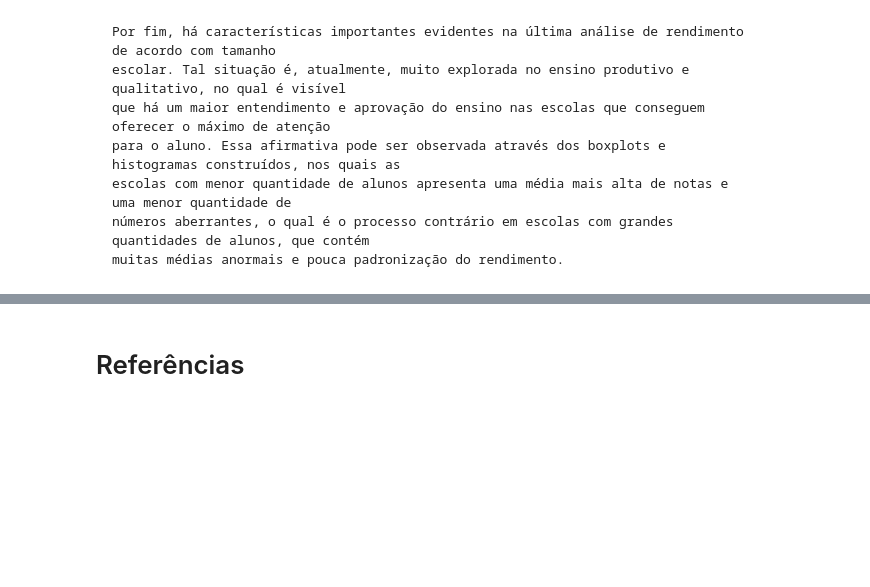
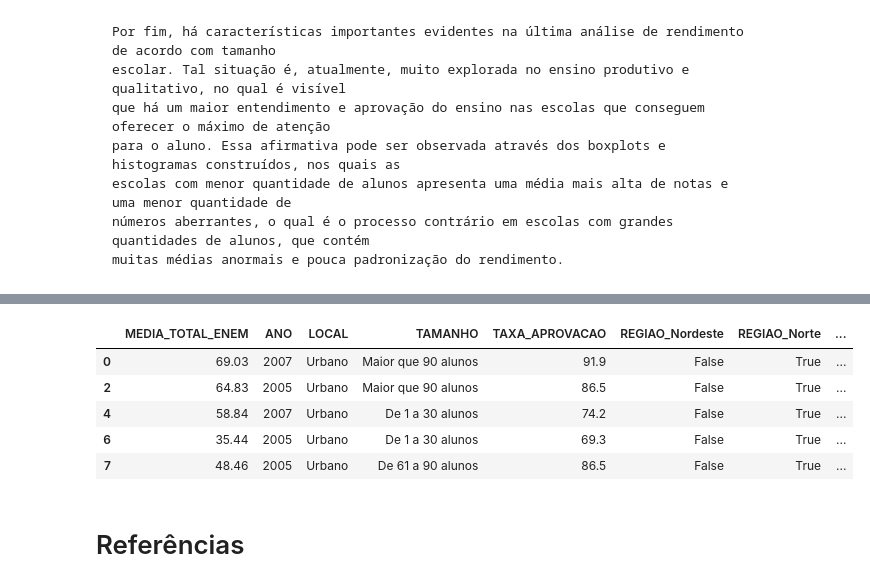
Before and after one commit to LuanaPLGuimaraes/Grupo12A_Projeto2_CDados, a Jupyter notebook: mineracao.ipynb, the cells around one changed output, grey strips where cells are left out. Saved outputs shown, nothing was run; the diff lists cells and outputs as text; code cells hidden in the pictures; blank space fills up the shorter version.

Commit message:
dummies

```diff
--- a/mineracao.ipynb
+++ b/mineracao.ipynb
@@ -383,3 +389,16 @@ plt.title('Nota Média Enem por Região');
+# %%
+df_dummies = pd.get_dummies(dados, columns=['REGIAO'], drop_first=True)
+df_dummies
+
+df_dummies.drop('UF_ESCOLA', axis=1, inplace=True)
+df_dummies.head()
+# %% [output]
+|  | MEDIA_TOTAL_ENEM | ANO | LOCAL | TAMANHO | TAXA_APROVACAO | REGIAO_Nordeste | REGIAO_Norte | ... |
+| 0 | 69.03 | 2007 | Urbano | Maior que 90 alunos | 91.9 | False | True | ... |
+| 2 | 64.83 | 2005 | Urbano | Maior que 90 alunos | 86.5 | False | True | ... |
+| 4 | 58.84 | 2007 | Urbano | De 1 a 30 alunos | 74.2 | False | True | ... |
+| 6 | 35.44 | 2005 | Urbano | De 1 a 30 alunos | 69.3 | False | True | ... |
+| 7 | 48.46 | 2005 | Urbano | De 61 a 90 alunos | 86.5 | False | True | ... |
 # %% [markdown]
 # Referências
 # %% [markdown]
```
Also changed, not shown: parts of 5 cells of this notebook.
